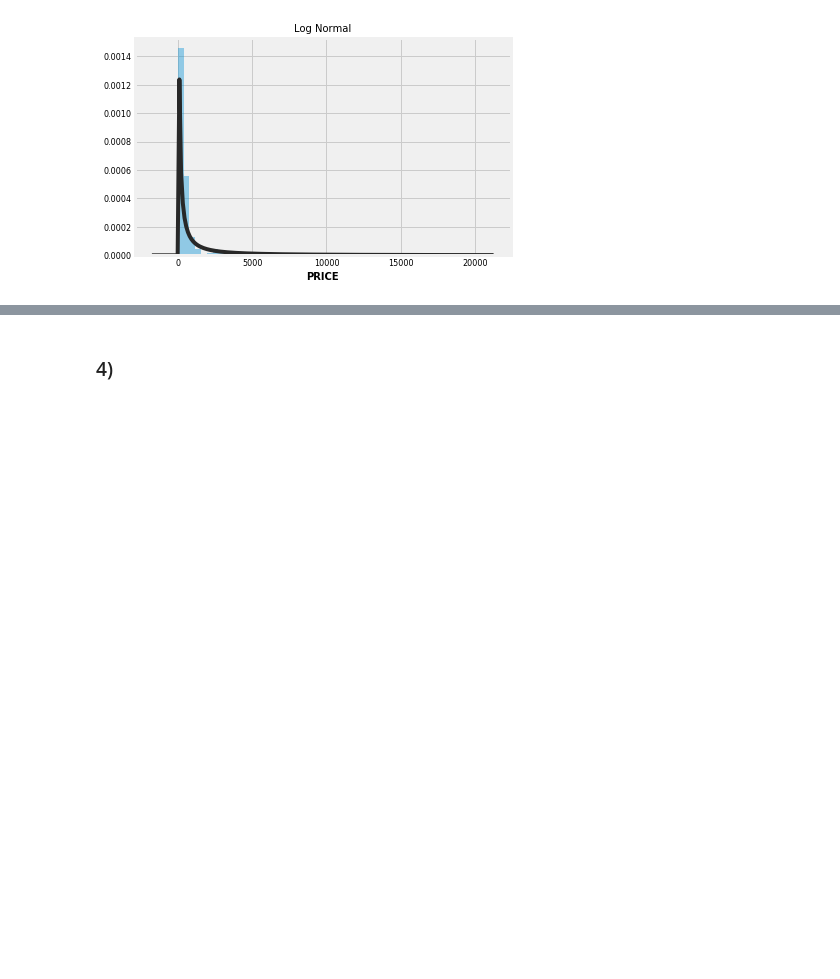
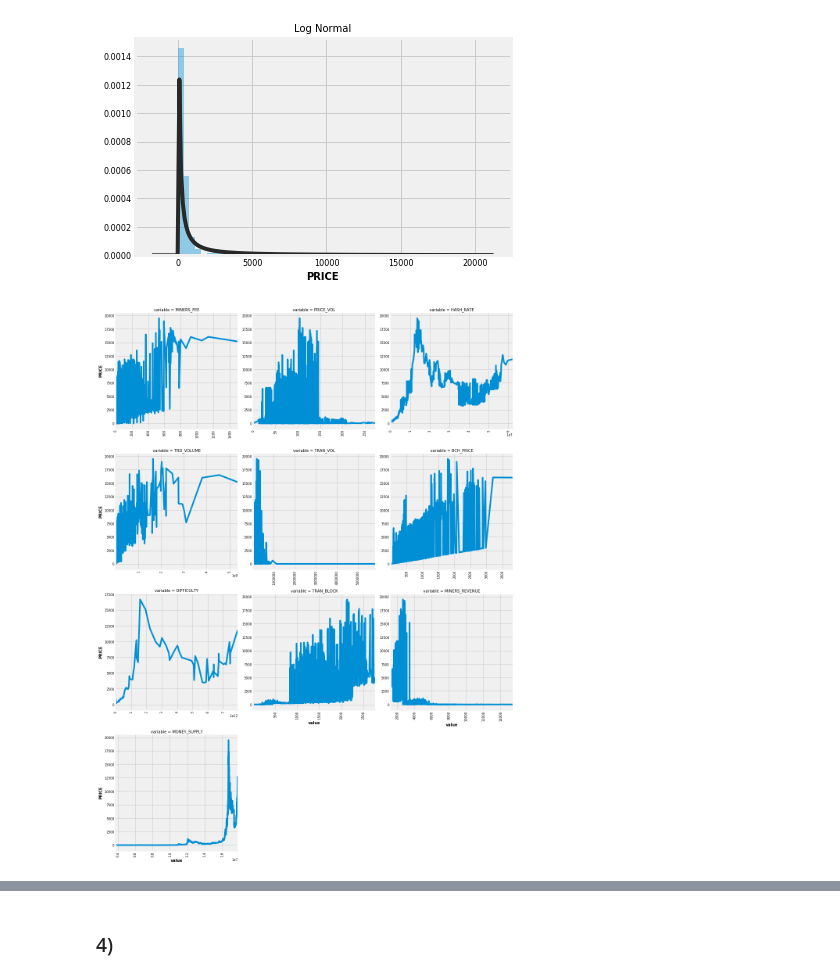
Before and after one commit to rohitchandel12/btc-price-prediction, a Jupyter notebook: models/SimpleNNModel.ipynb, the cells around one changed output, grey strips where cells are left out. Cells and saved outputs as stored; diff of their text form; code cells hidden in the pictures; blank space fills up the shorter version.

```diff
--- a/models/SimpleNNModel.ipynb
+++ b/models/SimpleNNModel.ipynb
@@ -190,3 +254,7 @@ sns.distplot(y_train, kde=False, fit=st.lognorm)
 [figure]
 [figure]
 [figure]
+# %%
+pairplot_with_target(btc_data, list(base_features), 'PRICE')
+# %% [output]
+[figure, added]
```
Also changed, not shown: parts of 15 cells of this notebook.
